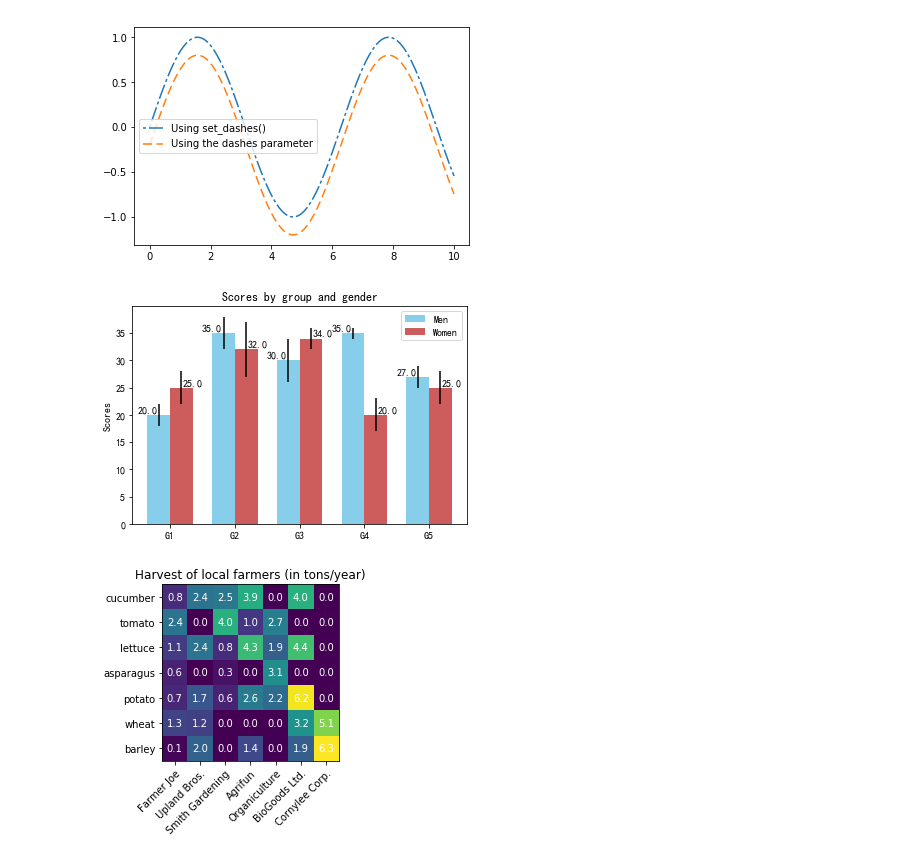
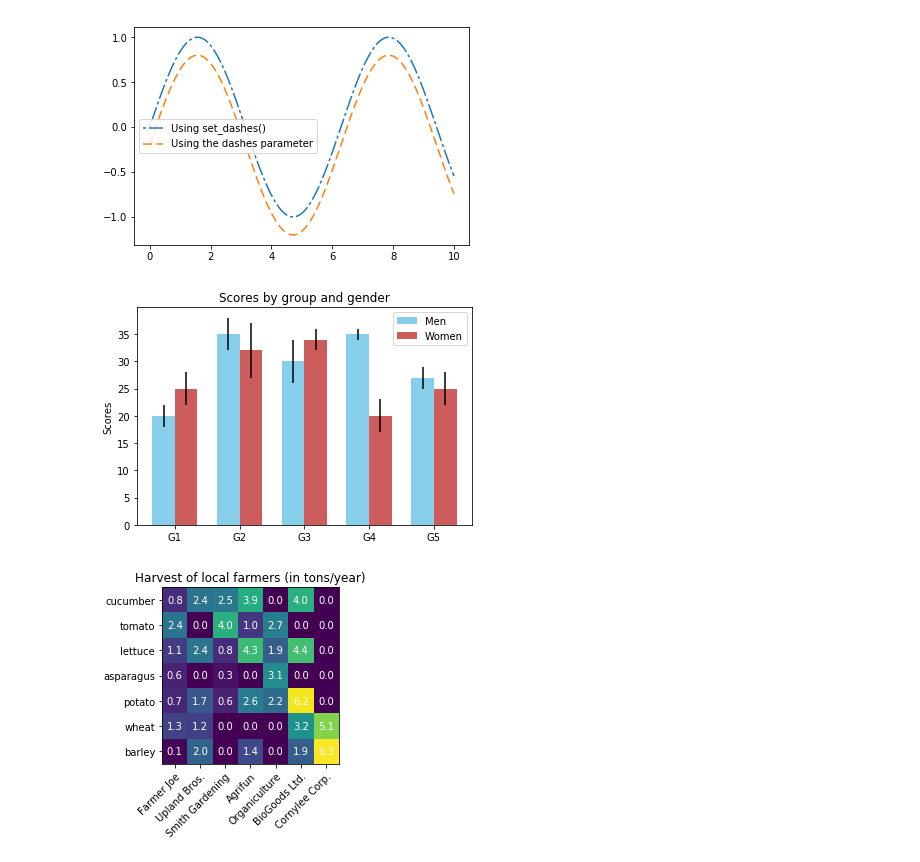
Before and after one commit to xinihe/jrxy_python_course, a Jupyter notebook: BasicSession/matplotlib_learn.ipynb, the cells around one changed output. Cells and saved outputs as stored; diff of their text form; code cells hidden in the pictures.

```diff
--- a/BasicSession/matplotlib_learn.ipynb
+++ b/BasicSession/matplotlib_learn.ipynb
@@ -79,49 +201,27 @@ plt.show()
 # %%
 
 men_means, men_std = (20, 35, 30, 35, 27), (2, 3, 4, 1, 2)
 women_means, women_std = (25, 32, 34, 20, 25), (3, 5, 2, 3, 3)
 
 ind = np.arange(len(men_means))  # the x locations for the groups
 width = 0.35  # the width of the bars
 
 fig, ax = plt.subplots()
-rects1 = ax.bar(ind - width/2, men_means, width, yerr=men_std,
+ax.bar(ind - width/2, men_means, width, yerr=men_std,
                 color='SkyBlue', label='Men')
-rects2 = ax.bar(ind + width/2, women_means, width, yerr=women_std,
+ax.bar(ind + width/2, women_means, width, yerr=women_std,
                 color='IndianRed', label='Women')
 
 # Add some text for labels, title and custom x-axis tick labels, etc.
 ax.set_ylabel('Scores')
 ax.set_title('Scores by group and gender')
 ax.set_xticks(ind)
 ax.set_xticklabels(('G1', 'G2', 'G3', 'G4', 'G5'))
 ax.legend()
 
-
-def autolabel(rects, xpos='center'):
-    """
-    Attach a text label above each bar in *rects*, displaying its height.
-
-    *xpos* indicates which side to place the text w.r.t. the center of
-    the bar. It can be one of the following {'center', 'right', 'left'}.
-    """
-
-    xpos = xpos.lower()  # normalize the case of the parameter
-    ha = {'center': 'center', 'right': 'left', 'left': 'right'}
-    offset = {'center': 0.5, 'right': 0.57, 'left': 0.43}  # x_txt = x + w*off
-
-    for rect in rects:
-        height = rect.get_height()
-        ax.text(rect.get_x() + rect.get_width()*offset[xpos], 1.01*height,
-                '{}'.format(height), ha=ha[xpos], va='bottom')
-
-
-autolabel(rects1, "left")
-autolabel(rects2, "right")
-
 plt.show()
 # %% [output]
-[figure, old version]
+[figure, new version]
 # %%
 import matplotlib
 # sphinx_gallery_thumbnail_number = 2
```
Also changed, not shown: parts of 17 cells of this notebook, 1 other file.
